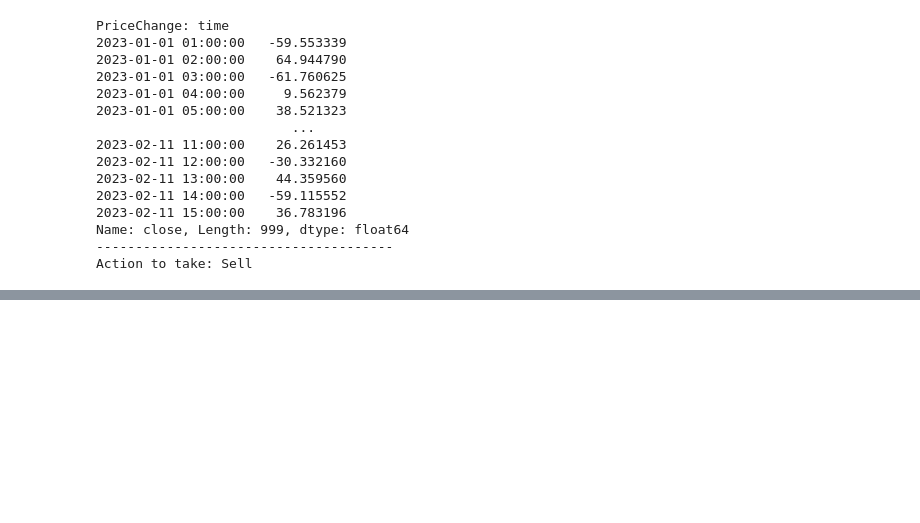
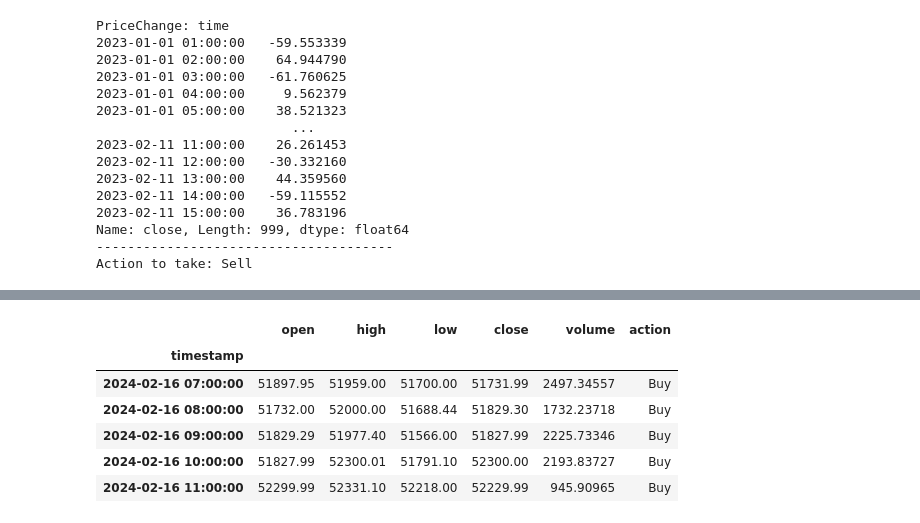
Before and after one commit to bakaibaiazbekov/QC_bot, a Jupyter notebook: QC Bot.ipynb, the cells around one changed output, grey strips where cells are left out. Cells and saved outputs as stored; diff of their text form; code cells hidden in the pictures; blank space fills up the shorter version.

```diff
--- a/QC Bot.ipynb
+++ b/QC Bot.ipynb
@@ -220,0 +325,37 @@ Action to take: Sell
+# %%
+import plotly.graph_objects as go
+
+# Add 'action' column to DataFrame based on Delta Volume Indicator signals
+df['action'] = df.apply(lambda row: bot.DeltaVolumeTrading(df.loc[:row.name]), axis=1)
+
+# Create figure
+fig = go.Figure()
+
+# Add candlestick trace
+fig.add_trace(go.Candlestick(x=df.index,
+                open=df['open'],
+                high=df['high'],
+                low=df['low'],
+                close=df['close'],
+                name='Candlestick'))
+
+# Add markers for actions
+buy_indices = df.index[df['action'] == 'Buy']
+sell_indices = df.index[df['action'] == 'Sell']
+hold_indices = df.index[df['action'] == 'Hold']
+
+fig.add_trace(go.Scatter(x=buy_indices, y=df.loc[buy_indices, 'low'] - 10,
+                         mode='markers', name='Buy', marker=dict(color='blue', size=10)))
+fig.add_trace(go.Scatter(x=sell_indices, y=df.loc[sell_indices, 'high'] + 10,
+                         mode='markers', name='Sell', marker=dict(color='red', size=10)))
+fig.add_trace(go.Scatter(x=hold_indices, y=df.loc[hold_indices, 'high'] + 10,
+                         mode='markers', name='Hold', marker=dict(color='yellow', size=10)))
+
+# Update layout
+fig.update_layout(title='BTC/USDT Price with Delta Volume Indicator Actions',
+                  xaxis_title='Time',
+                  yaxis_title='Price',
+                  xaxis_rangeslider_visible=False)
+
+# Show plot
+fig.show()
@@ -220,0 +364,10 @@ Action to take: Sell
+# %%
+df.tail()
+# %% [output]
+|  | open | high | low | close | volume | action |
+| timestamp |  |  |  |  |  |  |
+| 2024-02-16 07:00:00 | 51897.95 | 51959.00 | 51700.00 | 51731.99 | 2497.34557 | Buy |
+| 2024-02-16 08:00:00 | 51732.00 | 52000.00 | 51688.44 | 51829.30 | 1732.23718 | Buy |
+| 2024-02-16 09:00:00 | 51829.29 | 51977.40 | 51566.00 | 51827.99 | 2225.73346 | Buy |
+| 2024-02-16 10:00:00 | 51827.99 | 52300.01 | 51791.10 | 52300.00 | 2193.83727 | Buy |
+| 2024-02-16 11:00:00 | 52299.99 | 52331.10 | 52218.00 | 52229.99 | 945.90965 | Buy |
```
Also changed, not shown: parts of 8 cells of this notebook.
